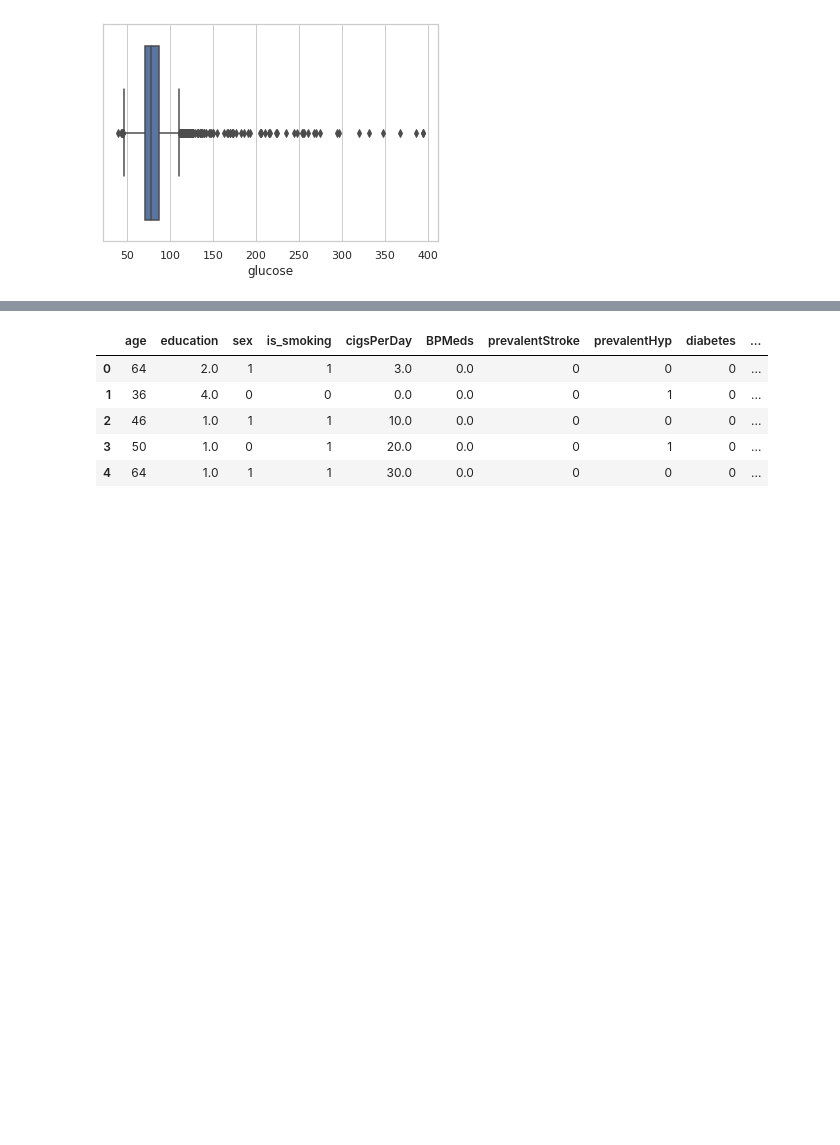
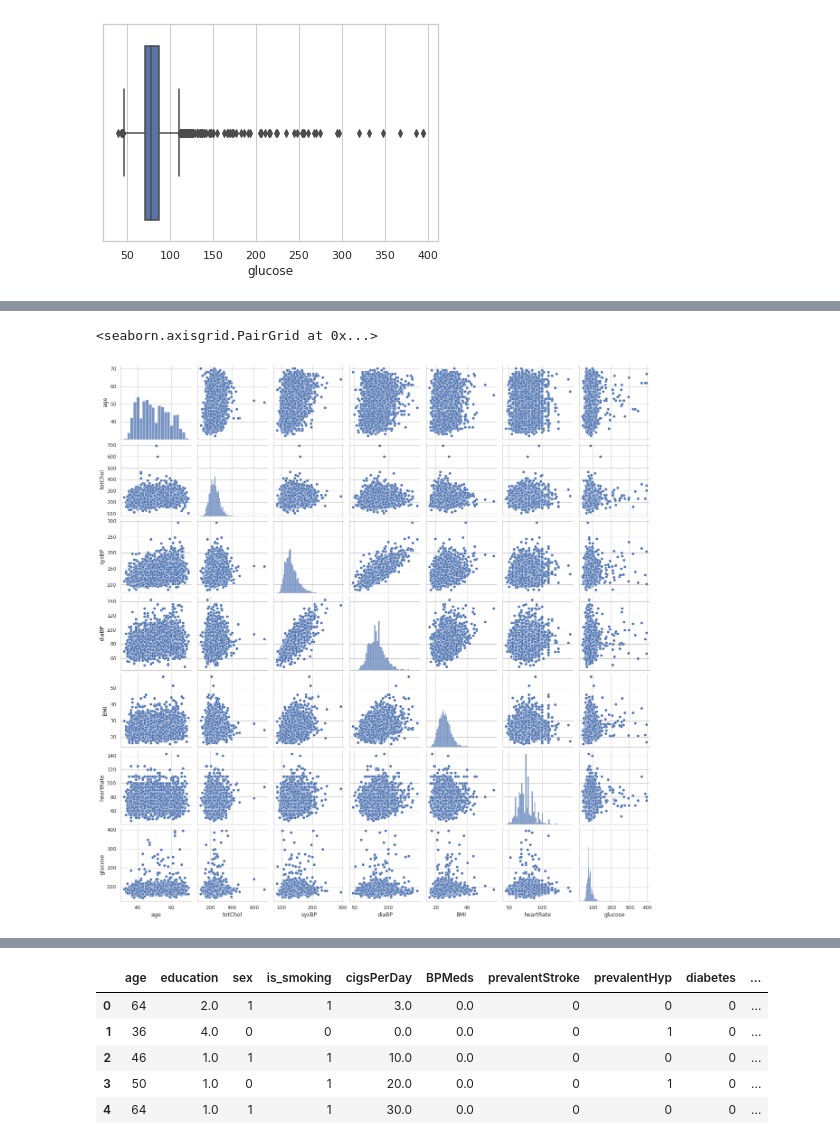
Before and after one commit to Yogesh-8998/Cardio-Vascular-Risk-Prediction, a Jupyter notebook: CHD_Risk_prediction.ipynb, the cells around one changed output, grey strips where cells are left out. Cells and saved outputs as stored; diff of their text form; code cells hidden in the pictures; blank space fills up the shorter version.

```diff
--- a/CHD_Risk_prediction.ipynb
+++ b/CHD_Risk_prediction.ipynb
@@ -195,0 +218,5 @@ sns.boxplot(df['age'])
+# %%
+ sns.pairplot(df[num_cat])
+# %% [output]
+<seaborn.axisgrid.PairGrid at 0x...>
+[figure, added]
```
Also changed, not shown: parts of 44 cells of this notebook.
